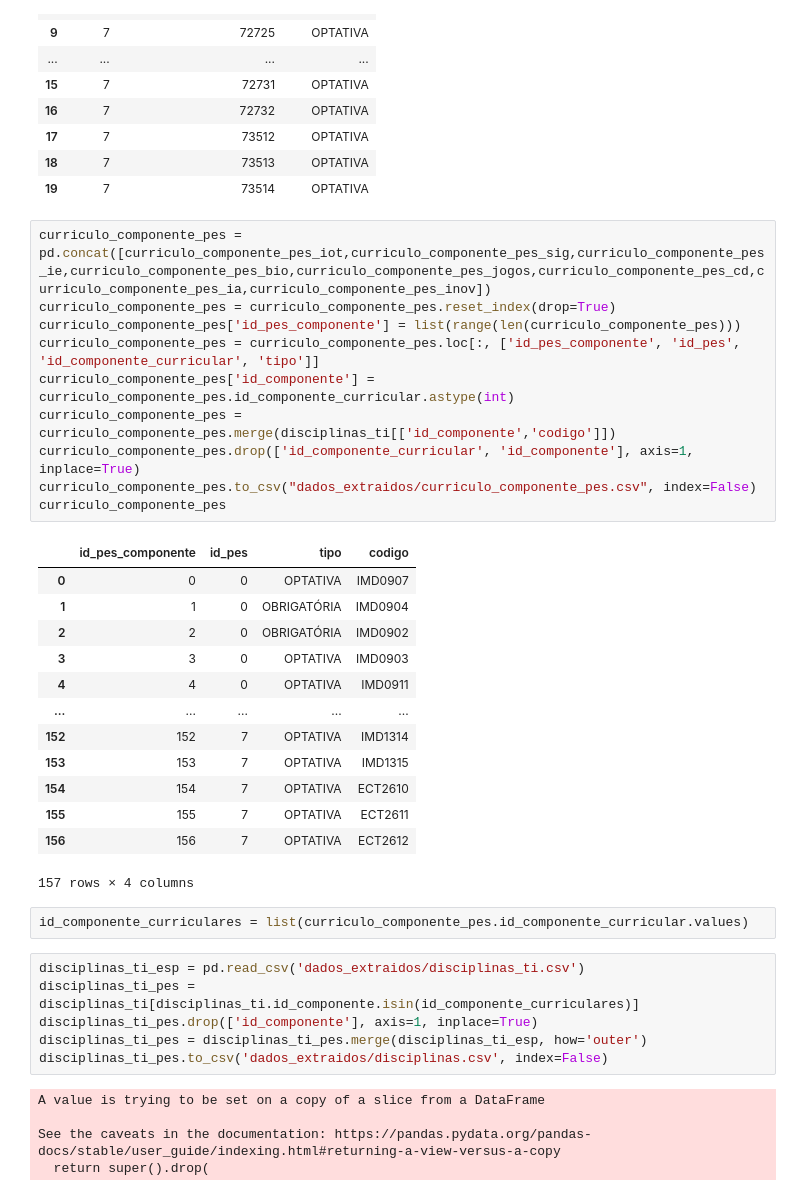
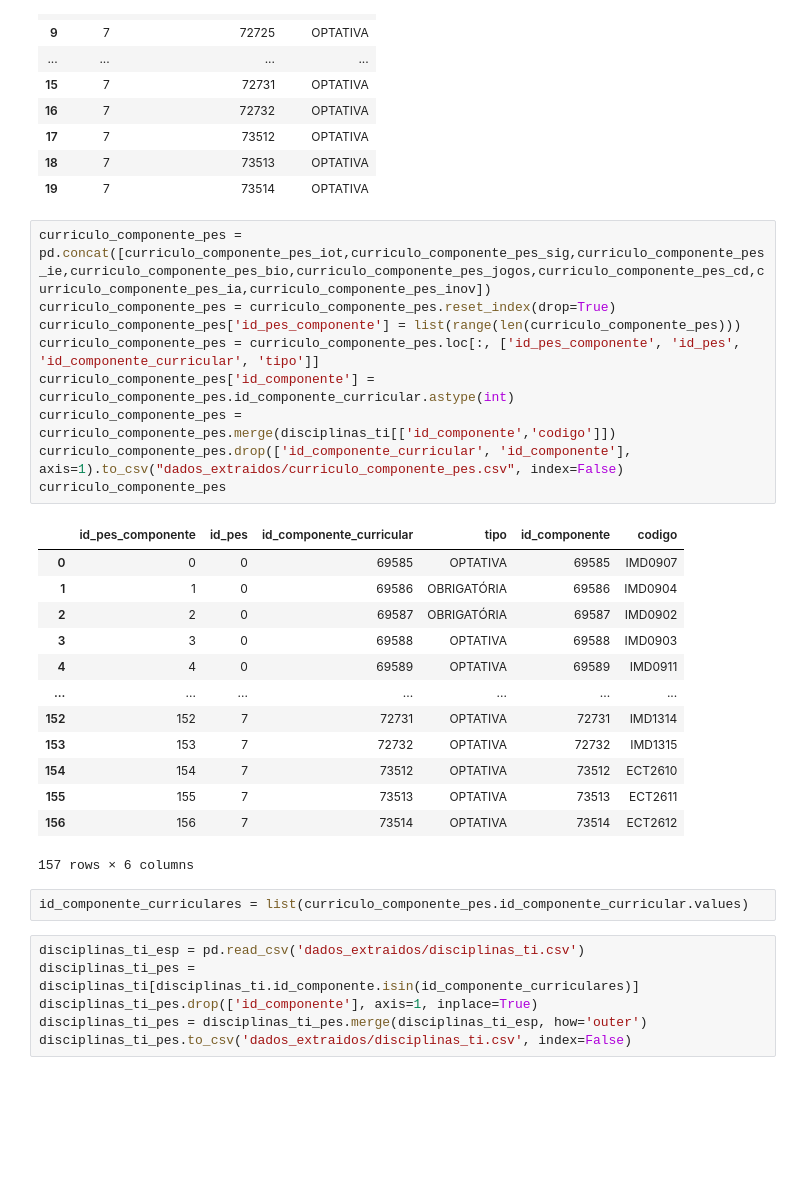
Before and after one commit to arturo32/PODE, a Jupyter notebook: extracao_dados/extracao_pes.ipynb, the cells around one changed output. Saved outputs shown, nothing was run; the diff lists cells and outputs as text; blank space fills up the shorter version.

```diff
--- a/extracao_dados/extracao_pes.ipynb
+++ b/extracao_dados/extracao_pes.ipynb
@@ -486,27 +486,26 @@ curriculo_componente_pes_inov
 # %%
 curriculo_componente_pes = pd.concat([curriculo_componente_pes_iot,curriculo_componente_pes_sig,curriculo_componente_pes_ie,curriculo_componente_pes_bio,curriculo_componente_pes_jogos,curriculo_componente_pes_cd,curriculo_componente_pes_ia,curriculo_componente_pes_inov])
 curriculo_componente_pes = curriculo_componente_pes.reset_index(drop=True)
 curriculo_componente_pes['id_pes_componente'] = list(range(len(curriculo_componente_pes)))
 curriculo_componente_pes = curriculo_componente_pes.loc[:, ['id_pes_componente', 'id_pes', 'id_componente_curricular', 'tipo']]
 curriculo_componente_pes['id_componente'] = curriculo_componente_pes.id_componente_curricular.astype(int)
 curriculo_componente_pes = curriculo_componente_pes.merge(disciplinas_ti[['id_componente','codigo']])
-curriculo_componente_pes.drop(['id_componente_curricular', 'id_componente'], axis=1, inplace=True)
-curriculo_componente_pes.to_csv("dados_extraidos/curriculo_componente_pes.csv", index=False)
+curriculo_componente_pes.drop(['id_componente_curricular', 'id_componente'], axis=1).to_csv("dados_extraidos/curriculo_componente_pes.csv", index=False)
 curriculo_componente_pes
 # %% [output]
-|  | id_pes_componente | id_pes | tipo | codigo |
-| 0 | 0 | 0 | OPTATIVA | IMD0907 |
-| 1 | 1 | 0 | OBRIGATÓRIA | IMD0904 |
-| 2 | 2 | 0 | OBRIGATÓRIA | IMD0902 |
-| 3 | 3 | 0 | OPTATIVA | IMD0903 |
-| 4 | 4 | 0 | OPTATIVA | IMD0911 |
-| ... | ... | ... | ... | ... |
-| 152 | 152 | 7 | OPTATIVA | IMD1314 |
-| 153 | 153 | 7 | OPTATIVA | IMD1315 |
-| 154 | 154 | 7 | OPTATIVA | ECT2610 |
-| 155 | 155 | 7 | OPTATIVA | ECT2611 |
-| 156 | 156 | 7 | OPTATIVA | ECT2612 |
+|  | id_pes_componente | id_pes | id_componente_curricular | tipo | id_componente | codigo |
+| 0 | 0 | 0 | 69585 | OPTATIVA | 69585 | IMD0907 |
+| 1 | 1 | 0 | 69586 | OBRIGATÓRIA | 69586 | IMD0904 |
+| 2 | 2 | 0 | 69587 | OBRIGATÓRIA | 69587 | IMD0902 |
+| 3 | 3 | 0 | 69588 | OPTATIVA | 69588 | IMD0903 |
+| 4 | 4 | 0 | 69589 | OPTATIVA | 69589 | IMD0911 |
+| ... | ... | ... | ... | ... | ... | ... |
+| 152 | 152 | 7 | 72731 | OPTATIVA | 72731 | IMD1314 |
+| 153 | 153 | 7 | 72732 | OPTATIVA | 72732 | IMD1315 |
+| 154 | 154 | 7 | 73512 | OPTATIVA | 73512 | ECT2610 |
+| 155 | 155 | 7 | 73513 | OPTATIVA | 73513 | ECT2611 |
+| 156 | 156 | 7 | 73514 | OPTATIVA | 73514 | ECT2612 |
-157 rows × 4 columns
+157 rows × 6 columns
 # %%
 id_componente_curriculares = list(curriculo_componente_pes.id_componente_curricular.values)
 # %%
@@ -514,9 +513,4 @@ disciplinas_ti_esp = pd.read_csv('dados_extraidos/disciplinas_ti.csv')
 disciplinas_ti_pes = disciplinas_ti[disciplinas_ti.id_componente.isin(id_componente_curriculares)]
 disciplinas_ti_pes.drop(['id_componente'], axis=1, inplace=True)
 disciplinas_ti_pes = disciplinas_ti_pes.merge(disciplinas_ti_esp, how='outer')
-disciplinas_ti_pes.to_csv('dados_extraidos/disciplinas.csv', index=False)
+disciplinas_ti_pes.to_csv('dados_extraidos/disciplinas_ti.csv', index=False)
-# %% [output]
-A value is trying to be set on a copy of a slice from a DataFrame
-
-See the caveats in the documentation: https://pandas.pydata.org/pandas-docs/stable/user_guide/indexing.html#returning-a-view-versus-a-copy
-  return super().drop(
```
Also changed, not shown: 8 other files.
